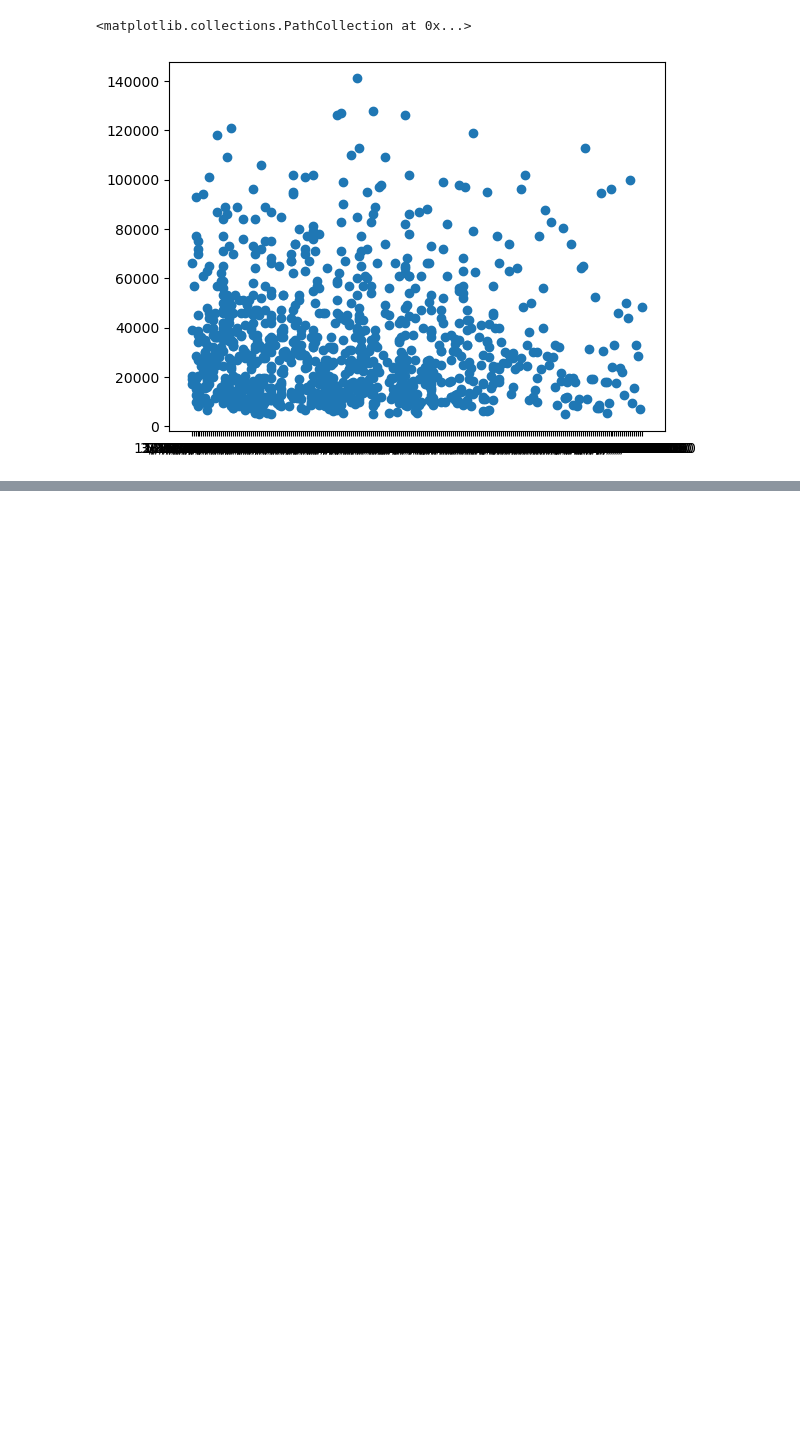
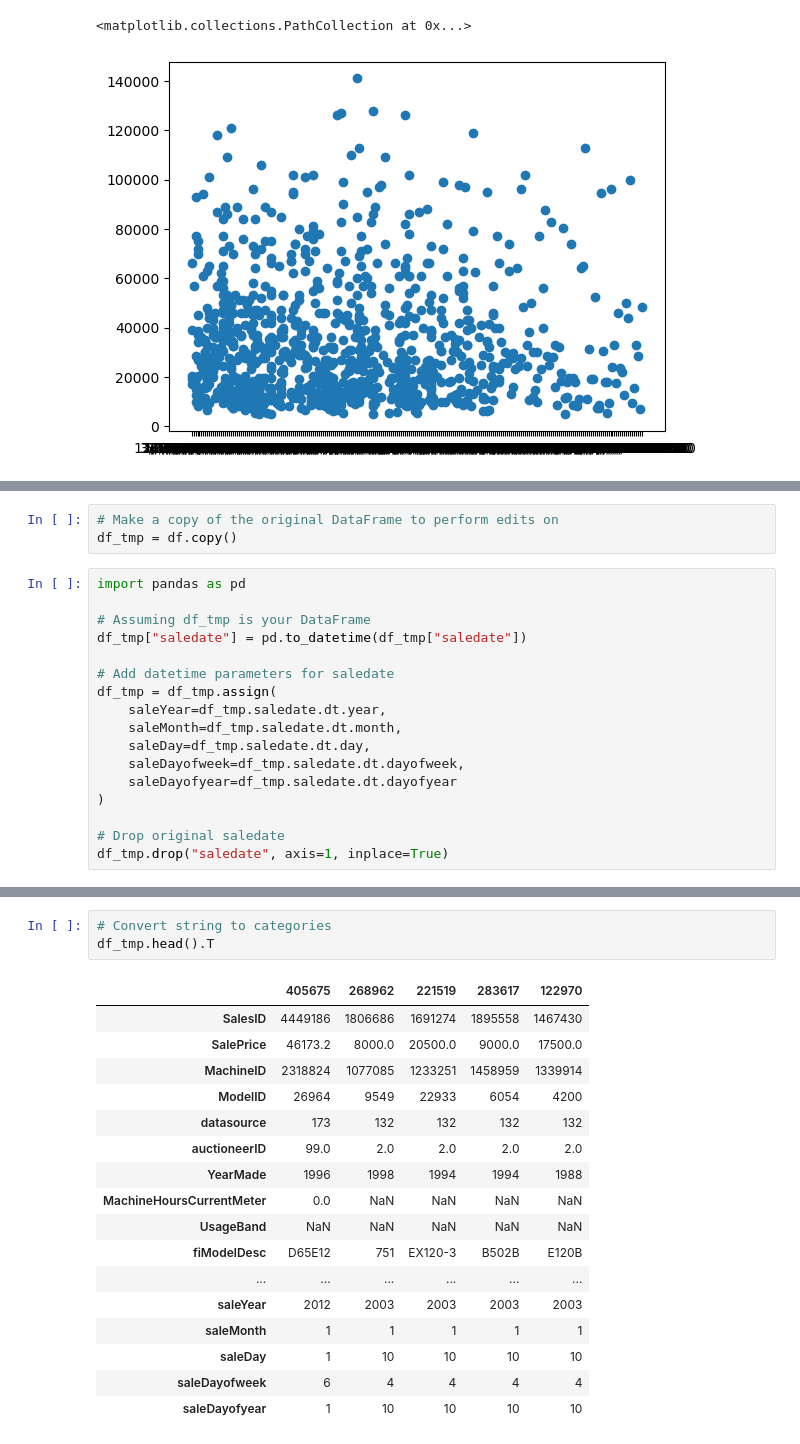
Before and after one commit to ankitx55/Bulldozer-sales-price-prediction, a Jupyter notebook: Bulldozer-sales-price-model.ipynb, the cells around one changed output, grey strips where cells are left out. Drawn from its saved outputs; the diff is of its cells as text; blank space fills up the shorter version.

```diff
--- a/Bulldozer-sales-price-model.ipynb
+++ b/Bulldozer-sales-price-model.ipynb
@@ -127,3 +77,23 @@ df.saledate.head(20)
 11428     1/10/2008 0:00
 2117      1/10/2008 0:00
 Name: saledate, dtype: object
+# %%
+# Make a copy of the original DataFrame to perform edits on
+df_tmp = df.copy()
+# %%
+import pandas as pd
+
+# Assuming df_tmp is your DataFrame
+df_tmp["saledate"] = pd.to_datetime(df_tmp["saledate"])
+
+# Add datetime parameters for saledate
+df_tmp = df_tmp.assign(
+    saleYear=df_tmp.saledate.dt.year,
+    saleMonth=df_tmp.saledate.dt.month,
+    saleDay=df_tmp.saledate.dt.day,
+    saleDayofweek=df_tmp.saledate.dt.dayofweek,
+    saleDayofyear=df_tmp.saledate.dt.dayofyear
+)
+
+# Drop original saledate
+df_tmp.drop("saledate", axis=1, inplace=True)
@@ -129,0 +140,21 @@ Name: saledate, dtype: object
+# %%
+# Convert string to categories
+df_tmp.head().T
+# %% [output]
+|  | 405675 | 268962 | 221519 | 283617 | 122970 |
+| SalesID | 4449186 | 1806686 | 1691274 | 1895558 | 1467430 |
+| SalePrice | 46173.2 | 8000.0 | 20500.0 | 9000.0 | 17500.0 |
+| MachineID | 2318824 | 1077085 | 1233251 | 1458959 | 1339914 |
+| ModelID | 26964 | 9549 | 22933 | 6054 | 4200 |
+| datasource | 173 | 132 | 132 | 132 | 132 |
+| auctioneerID | 99.0 | 2.0 | 2.0 | 2.0 | 2.0 |
+| YearMade | 1996 | 1998 | 1994 | 1994 | 1988 |
+| MachineHoursCurrentMeter | 0.0 | NaN | NaN | NaN | NaN |
+| UsageBand | NaN | NaN | NaN | NaN | NaN |
+| fiModelDesc | D65E12 | 751 | EX120-3 | B502B | E120B |
+| ... | ... | ... | ... | ... | ... |
+| saleYear | 2012 | 2003 | 2003 | 2003 | 2003 |
+| saleMonth | 1 | 1 | 1 | 1 | 1 |
+| saleDay | 1 | 10 | 10 | 10 | 10 |
+| saleDayofweek | 6 | 4 | 4 | 4 | 4 |
+| saleDayofyear | 1 | 10 | 10 | 10 | 10 |
```
Also changed, not shown: parts of 51 cells of this notebook.
